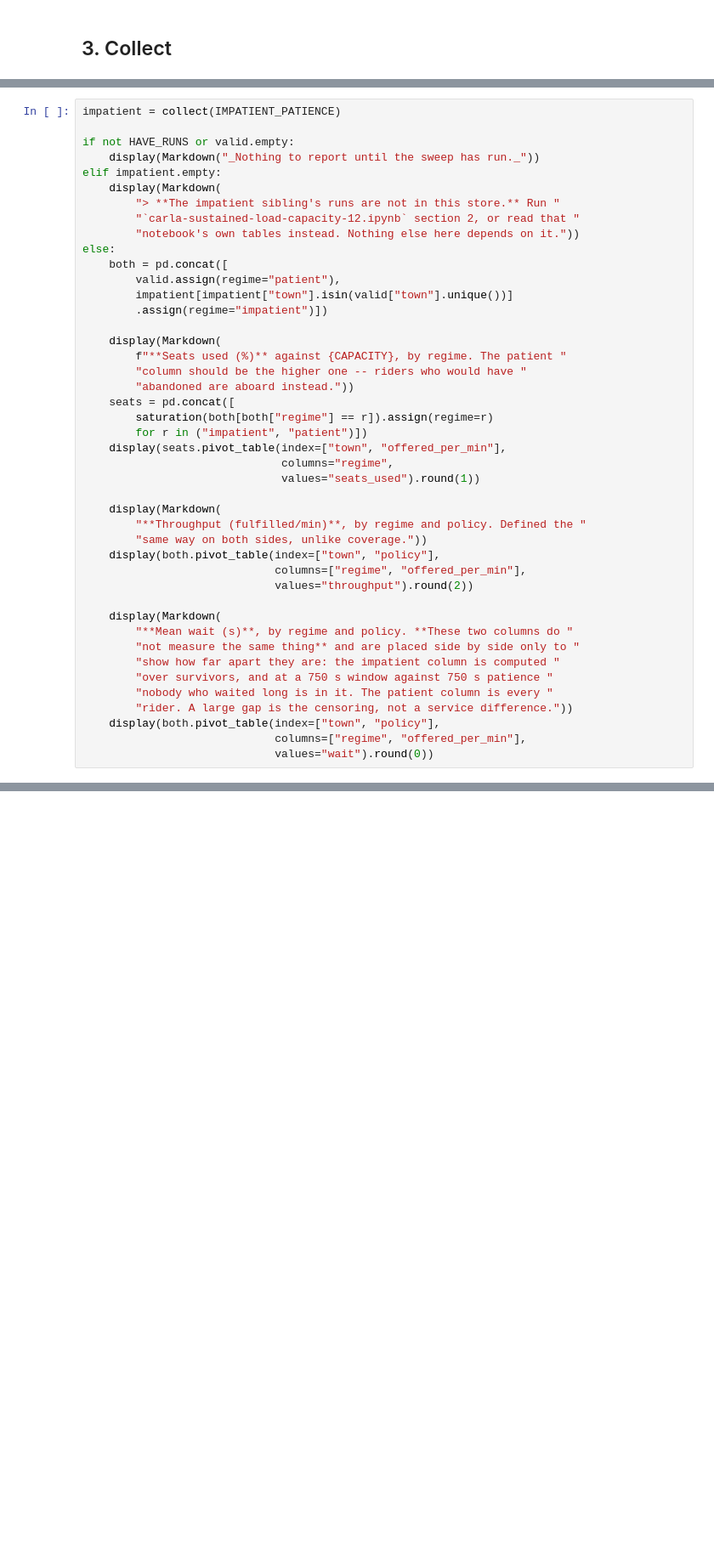
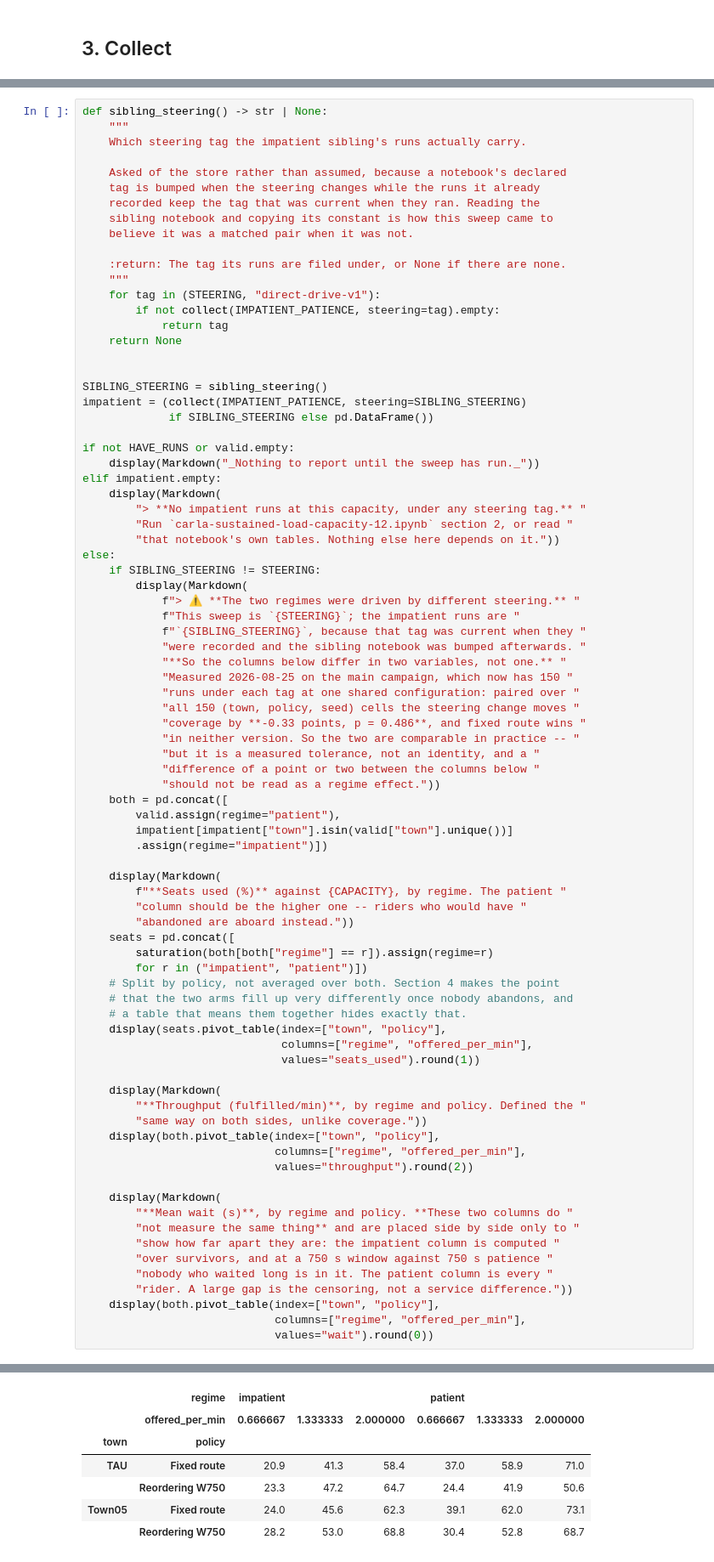
Before and after one commit to 3-kids-wearing-a-trenchcoat/autobus, a Jupyter notebook: notebooks/carla-sustained-load-patient.ipynb, the cells around one changed output, grey strips where cells are left out. Shown at 85% size. Cells and saved outputs as stored; diff of their text form; blank space fills up the shorter version.

```diff
--- a/notebooks/carla-sustained-load-patient.ipynb
+++ b/notebooks/carla-sustained-load-patient.ipynb
@@ -869,16 +1004,51 @@ Coverage cannot be compared across the regimes — it is 1.0 by construction on
 this side — so the comparison is on **occupancy and throughput**, which are
 defined the same way in both.
 # %%
-impatient = collect(IMPATIENT_PATIENCE)
+def sibling_steering() -> str | None:
+    """
+    Which steering tag the impatient sibling's runs actually carry.
+
+    Asked of the store rather than assumed, because a notebook's declared
+    tag is bumped when the steering changes while the runs it already
+    recorded keep the tag that was current when they ran. Reading the
+    sibling notebook and copying its constant is how this sweep came to
+    believe it was a matched pair when it was not.
+
+    :return: The tag its runs are filed under, or None if there are none.
+    """
+    for tag in (STEERING, "direct-drive-v1"):
+        if not collect(IMPATIENT_PATIENCE, steering=tag).empty:
+            return tag
+    return None
+
+
+SIBLING_STEERING = sibling_steering()
+impatient = (collect(IMPATIENT_PATIENCE, steering=SIBLING_STEERING)
+             if SIBLING_STEERING else pd.DataFrame())
 
 if not HAVE_RUNS or valid.empty:
     display(Markdown("_Nothing to report until the sweep has run._"))
 elif impatient.empty:
     display(Markdown(
-        "> **The impatient sibling's runs are not in this store.** Run "
-        "`carla-sustained-load-capacity-12.ipynb` section 2, or read that "
-        "notebook's own tables instead. Nothing else here depends on it."))
+        "> **No impatient runs at this capacity, under any steering tag.** "
+        "Run `carla-sustained-load-capacity-12.ipynb` section 2, or read "
+        "that notebook's own tables. Nothing else here depends on it."))
 else:
+    if SIBLING_STEERING != STEERING:
+        display(Markdown(
+            f"> ⚠ **The two regimes were driven by different steering.** "
+            f"This sweep is `{STEERING}`; the impatient runs are "
+            f"`{SIBLING_STEERING}`, because that tag was current when they "
+            "were recorded and the sibling notebook was bumped afterwards. "
+            "**So the columns below differ in two variables, not one.** "
+            "Measured 2026-08-25 on the main campaign, which now has 150 "
+            "runs under each tag at one shared configuration: paired over "
+            "all 150 (town, policy, seed) cells the steering change moves "
+            "coverage by **-0.33 points, p = 0.486**, and fixed route wins "
+            "in neither version. So the two are comparable in practice -- "
+            "but it is a measured tolerance, not an identity, and a "
+            "difference of a point or two between the columns below "
+            "should not be read as a regime effect."))
     both = pd.concat([
         valid.assign(regime="patient"),
         impatient[impatient["town"].isin(valid["town"].unique())]
@@ -891,8 +1061,11 @@ else:
     seats = pd.concat([
         saturation(both[both["regime"] == r]).assign(regime=r)
         for r in ("impatient", "patient")])
-    display(seats.pivot_table(index=["town", "offered_per_min"],
-                              columns="regime",
+    # Split by policy, not averaged over both. Section 4 makes the point
+    # that the two arms fill up very differently once nobody abandons, and
+    # a table that means them together hides exactly that.
+    display(seats.pivot_table(index=["town", "policy"],
+                              columns=["regime", "offered_per_min"],
                               values="seats_used").round(1))
 
     display(Markdown(
@@ -912,3 +1085,4 @@ else:
     display(both.pivot_table(index=["town", "policy"],
                              columns=["regime", "offered_per_min"],
                              values="wait").round(0))
+# %% [output]
@@ -914,0 +1091,7 @@ else:
+|  | regime | impatient |  |  | patient |  |  |
+|  | offered_per_min | 0.666667 | 1.333333 | 2.000000 | 0.666667 | 1.333333 | 2.000000 |
+| town | policy |  |  |  |  |  |  |
+| TAU | Fixed route | 20.9 | 41.3 | 58.4 | 37.0 | 58.9 | 71.0 |
+|  | Reordering W750 | 23.3 | 47.2 | 64.7 | 24.4 | 41.9 | 50.6 |
+| Town05 | Fixed route | 24.0 | 45.6 | 62.3 | 39.1 | 62.0 | 73.1 |
+|  | Reordering W750 | 28.2 | 53.0 | 68.8 | 30.4 | 52.8 | 68.7 |
```
Also changed, not shown: parts of 10 cells of this notebook.
